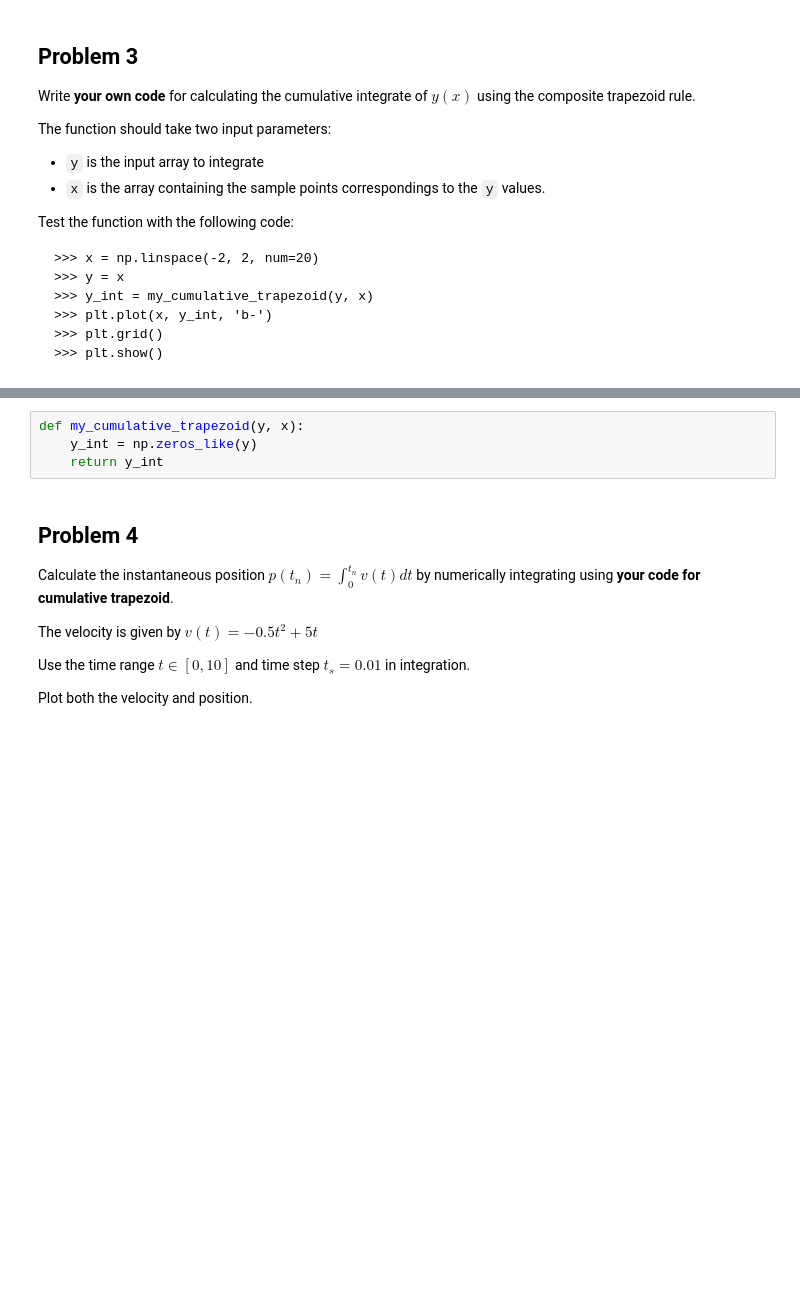
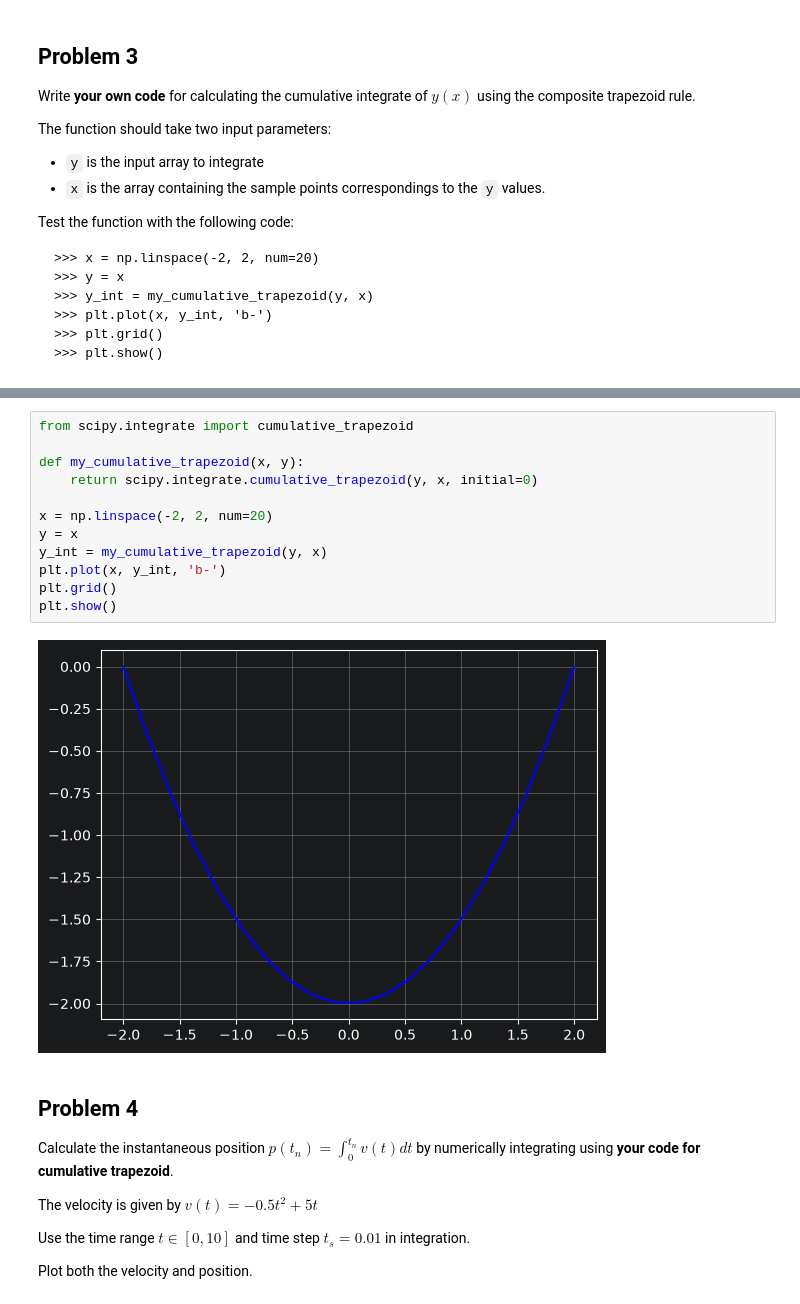
Before and after one commit to Elena-299/JupyterProject, a Jupyter notebook: Hardware 2/Lab 8 Numerical integration.ipynb, the cells around one changed output, grey strips where cells are left out. Saved outputs shown, nothing was run; the diff lists cells and outputs as text; blank space fills up the shorter version.

```diff
--- a/Hardware 2/Lab 8 Numerical integration.ipynb
+++ b/Hardware 2/Lab 8 Numerical integration.ipynb
@@ -131,7 +129,17 @@ Test the function with the following code:
 # %%
-def my_cumulative_trapezoid(y, x):
-    y_int = np.zeros_like(y)
-    return y_int
+from scipy.integrate import cumulative_trapezoid
+
+def my_cumulative_trapezoid(x, y):
+    return scipy.integrate.cumulative_trapezoid(y, x, initial=0)
+
+x = np.linspace(-2, 2, num=20)
+y = x
+y_int = my_cumulative_trapezoid(y, x)
+plt.plot(x, y_int, 'b-')
+plt.grid()
+plt.show()
+# %% [output]
+[figure, added]
 # %% [markdown]
 ## Problem 4
 
```
Also changed, not shown: parts of 3 cells of this notebook.
